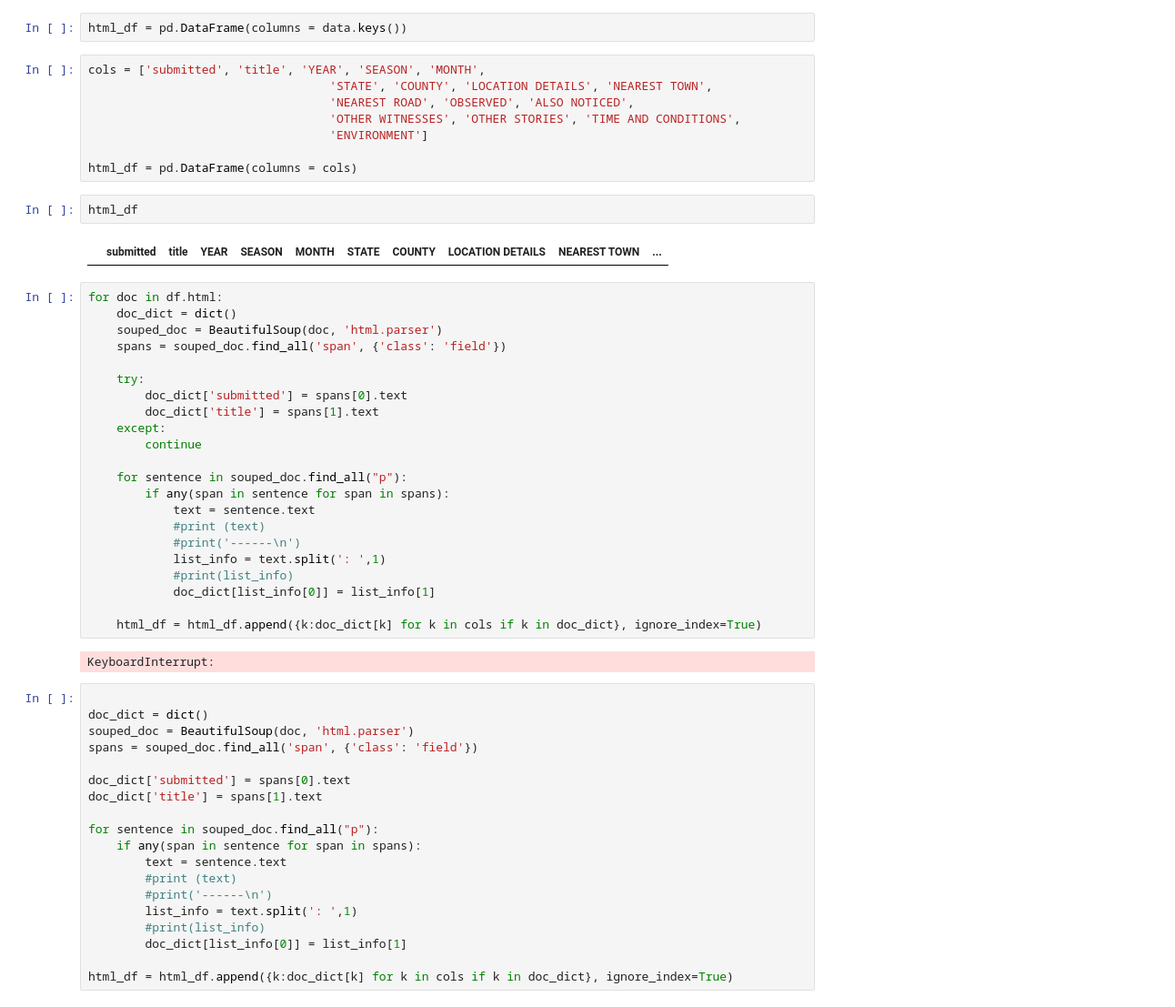
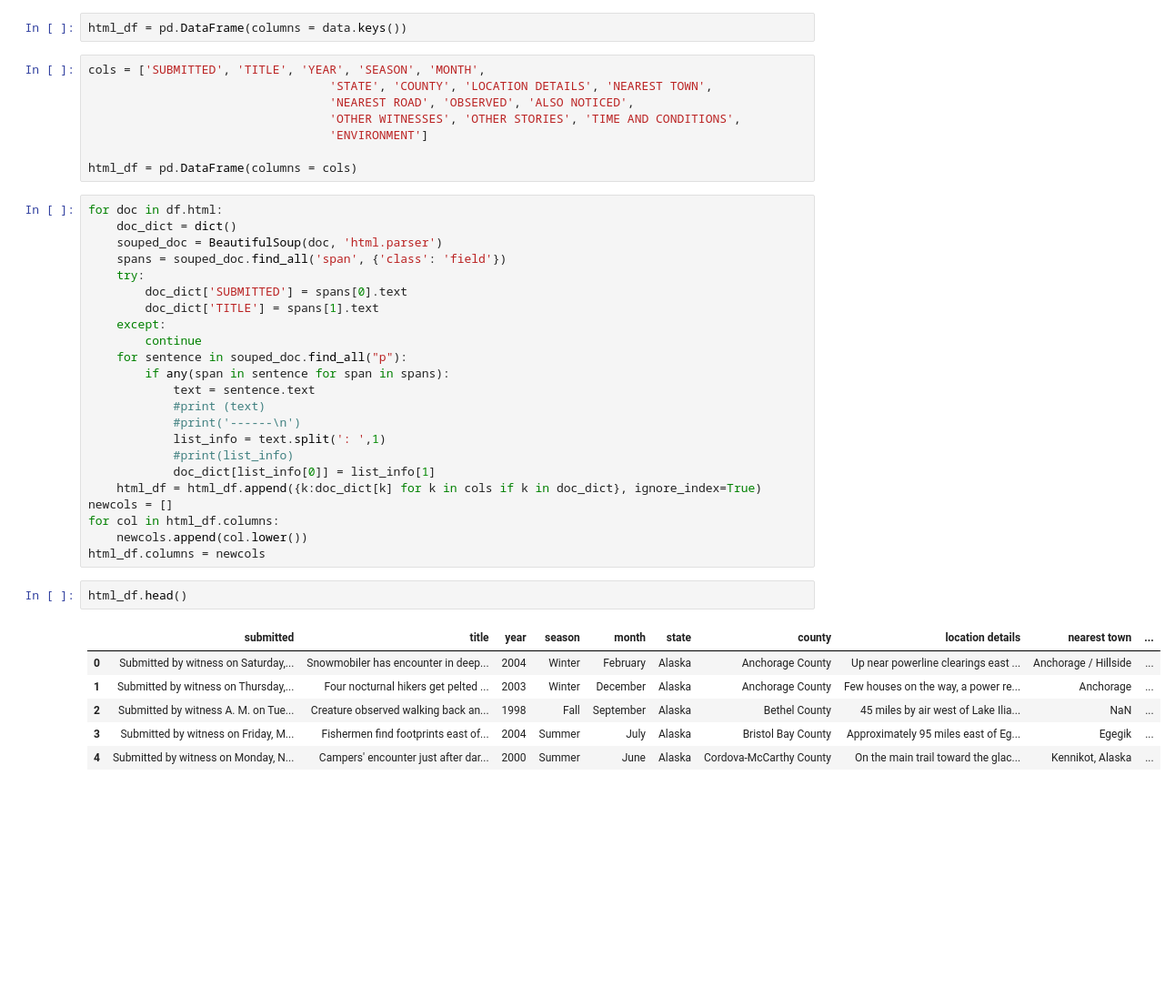
Before and after one commit to Laszarus/dsi-unsupervised-case-study-, a Jupyter notebook: notebooks/bigfoot_emh.ipynb, the cells around one changed output. Shown at 91% size. Saved outputs shown, nothing was run; the diff lists cells and outputs as text; blank space fills up the shorter version.

```diff
--- a/notebooks/bigfoot_emh.ipynb
+++ b/notebooks/bigfoot_emh.ipynb
@@ -142,57 +142,42 @@ dict_keys(['submitted', 'title', 'YEAR', 'SEASON', 'MONTH', 'STATE', 'COUNTY', '
 # %%
 html_df = pd.DataFrame(columns = data.keys())
 # %%
-cols = ['submitted', 'title', 'YEAR', 'SEASON', 'MONTH',
+cols = ['SUBMITTED', 'TITLE', 'YEAR', 'SEASON', 'MONTH',
                                   'STATE', 'COUNTY', 'LOCATION DETAILS', 'NEAREST TOWN',
                                   'NEAREST ROAD', 'OBSERVED', 'ALSO NOTICED',
                                   'OTHER WITNESSES', 'OTHER STORIES', 'TIME AND CONDITIONS',
                                   'ENVIRONMENT']
 
 html_df = pd.DataFrame(columns = cols)
+# %%
+for doc in df.html:
+    doc_dict = dict()
+    souped_doc = BeautifulSoup(doc, 'html.parser')
+    spans = souped_doc.find_all('span', {'class': 'field'})
+    try:
+        doc_dict['SUBMITTED'] = spans[0].text
+        doc_dict['TITLE'] = spans[1].text
+    except:
+        continue
+    for sentence in souped_doc.find_all("p"):
+        if any(span in sentence for span in spans):
+            text = sentence.text
+            #print (text)
+            #print('------\n')
+            list_info = text.split(': ',1)
+            #print(list_info)
+            doc_dict[list_info[0]] = list_info[1]
+    html_df = html_df.append({k:doc_dict[k] for k in cols if k in doc_dict}, ignore_index=True)
+newcols = []
+for col in html_df.columns:
+    newcols.append(col.lower())
+html_df.columns = newcols
 # %%
-html_df
+html_df.head()
 # %% [output]
-|  | submitted | title | YEAR | SEASON | MONTH | STATE | COUNTY | LOCATION DETAILS | NEAREST TOWN | ... |
+|  | submitted | title | year | season | month | state | county | location details | nearest town | ... |
+| 0 | Submitted by witness on Saturday,... | Snowmobiler has encounter in deep... | 2004 | Winter | February | Alaska | Anchorage County | Up near powerline clearings east ... | Anchorage / Hillside | ... |
+| 1 | Submitted by witness on Thursday,... | Four nocturnal hikers get pelted ... | 2003 | Winter | December | Alaska | Anchorage County | Few houses on the way, a power re... | Anchorage | ... |
+| 2 | Submitted by witness A. M. on Tue... | Creature observed walking back an... | 1998 | Fall | September | Alaska | Bethel County | 45 miles by air west of Lake Ilia... | NaN | ... |
+| 3 | Submitted by witness on Friday, M... | Fishermen find footprints east of... | 2004 | Summer | July | Alaska | Bristol Bay County | Approximately 95 miles east of Eg... | Egegik | ... |
+| 4 | Submitted by witness on Monday, N... | Campers' encounter just after dar... | 2000 | Summer | June | Alaska | Cordova-McCarthy County | On the main trail toward the glac... | Kennikot, Alaska | ... |
-# %%
-for doc in df.html:
-    doc_dict = dict()
-    souped_doc = BeautifulSoup(doc, 'html.parser')
-    spans = souped_doc.find_all('span', {'class': 'field'})
-
-    try:
-        doc_dict['submitted'] = spans[0].text
-        doc_dict['title'] = spans[1].text
-    except:
-        continue
-
-    for sentence in souped_doc.find_all("p"):
-        if any(span in sentence for span in spans):
-            text = sentence.text
-            #print (text)
-            #print('------\n')
-            list_info = text.split(': ',1)
-            #print(list_info)
-            doc_dict[list_info[0]] = list_info[1]
-
-    html_df = html_df.append({k:doc_dict[k] for k in cols if k in doc_dict}, ignore_index=True)
-# %% [output]
-KeyboardInterrupt:
-# %%
-
-doc_dict = dict()
-souped_doc = BeautifulSoup(doc, 'html.parser')
-spans = souped_doc.find_all('span', {'class': 'field'})
-
-doc_dict['submitted'] = spans[0].text
-doc_dict['title'] = spans[1].text
-
-for sentence in souped_doc.find_all("p"):
-    if any(span in sentence for span in spans):
-        text = sentence.text
-        #print (text)
-        #print('------\n')
-        list_info = text.split(': ',1)
-        #print(list_info)
-        doc_dict[list_info[0]] = list_info[1]
-
-html_df = html_df.append({k:doc_dict[k] for k in cols if k in doc_dict}, ignore_index=True)
```
Also changed, not shown: parts of 14 cells of this notebook, 2 other files.
